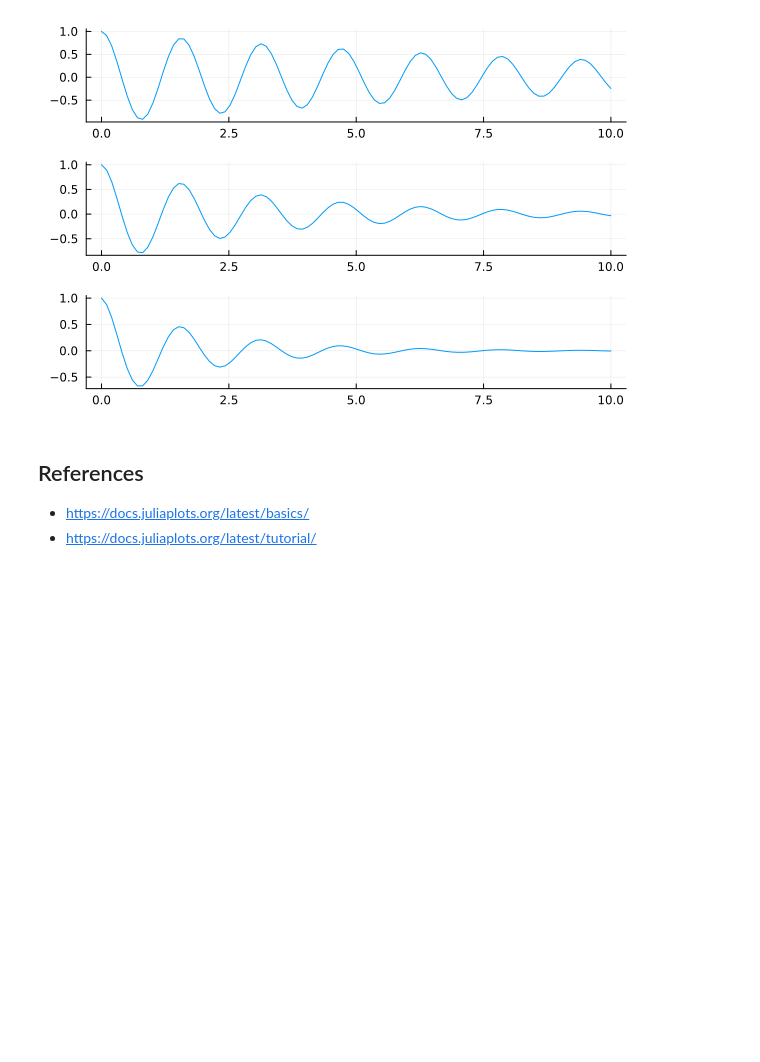
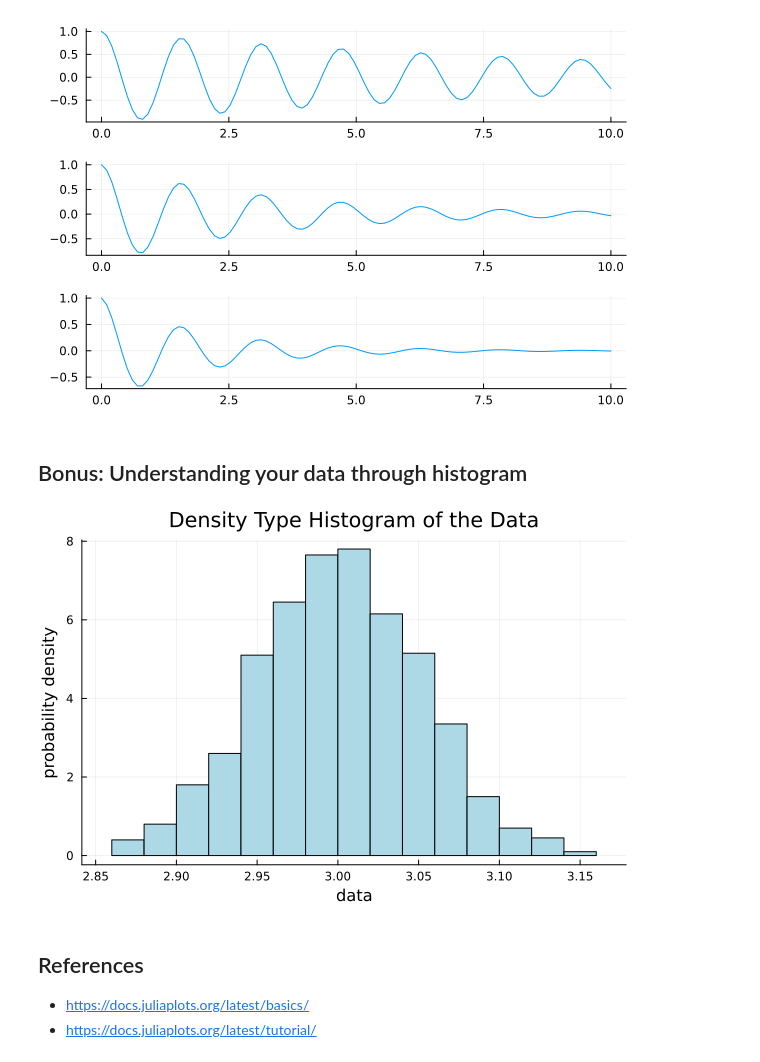
Before and after one commit to koushikkhan/julia-tutorials, a Jupyter notebook: scripts/03_basic_visualization.ipynb, the cells around one changed output. Drawn from its saved outputs; the diff is of its cells as text; code cells hidden in the pictures; blank space fills up the shorter version.

```diff
--- a/scripts/03_basic_visualization.ipynb
+++ b/scripts/03_basic_visualization.ipynb
@@ -89,6 +89,18 @@ y3 = @. exp(-0.5x) * cos(4x)
 plot(x, [y1, y2, y3], layout=(3,1), legend=false)
 # %% [output]
 [figure]
+# %% [markdown]
+## Bonus: Understanding your data through histogram
+# %%
+# prepare data
+N = 10^3
+x = rand(Normal(3, 0.05), N)
+
+h = histogram(x, normalize=:pdf, color=:lightblue)
+
+plot!(h, title="Density Type Histogram of the Data", xlabel="data", ylabel="probability density", legend=false)
+# %% [output]
+[figure, added]
 # %% [markdown]
 ## References
 
```
Also changed, not shown: parts of 3 cells of this notebook, 1 other file.
